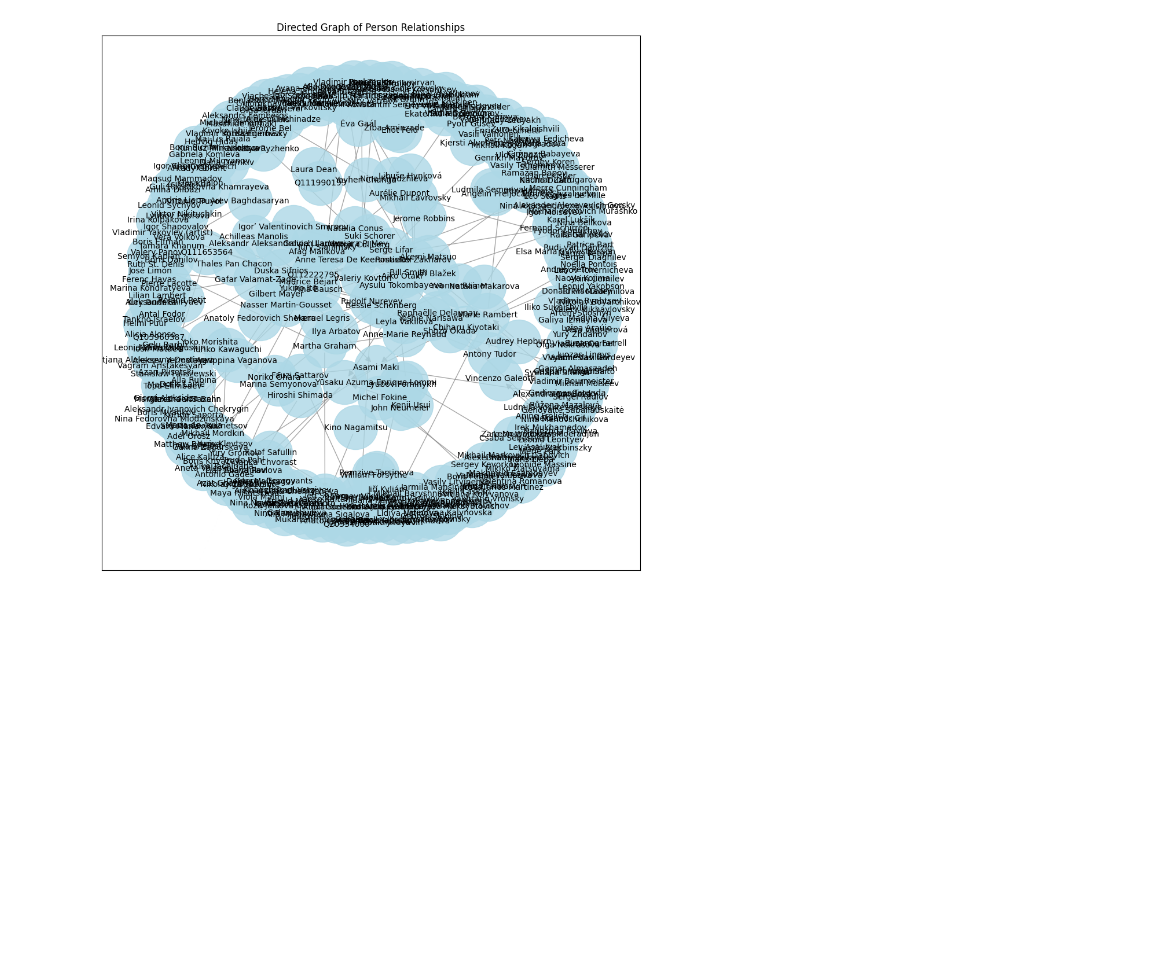
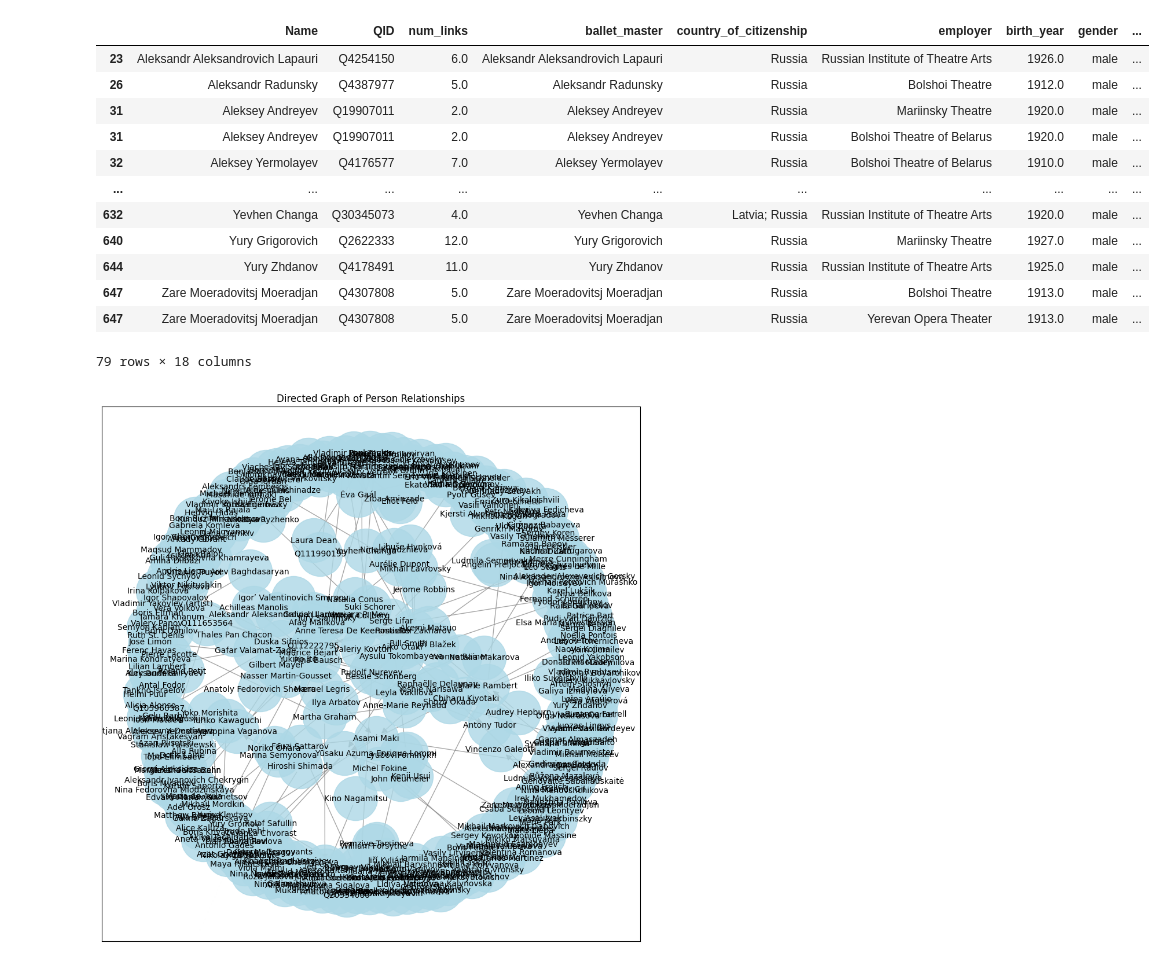
Before and after one commit to qandela/balletmaster, a Jupyter notebook: analyze.ipynb, the cells around one changed output. Drawn from its saved outputs; the diff is of its cells as text; code cells hidden in the pictures; blank space fills up the shorter version.

```diff
--- a/analyze.ipynb
+++ b/analyze.ipynb
@@ -52,0 +17,18 @@ memory usage: 97.1+ KB
+# %%
+# Split the 'employer' column by ';' and explode it
+df_exploded = df.assign(employer=df['employer'].str.split(';')).explode('employer')
+
+# Remove any leading/trailing whitespace from 'employer' entries
+df_exploded['employer'] = df_exploded['employer'].str.strip()
+
+# Group by 'employer' and sum 'num_awards'
+employer_awards = df_exploded.groupby('employer')['num_awards'].sum().reset_index()
+
+# Display the result
+min_awards = employer_awards['num_awards'].min()
+max_awards = employer_awards['num_awards'].max()
+
+employer_awards['normalized_awards'] = (employer_awards['num_awards'] - min_awards) / (max_awards - min_awards)
+
+# Display the result
+employer_awards
@@ -52,0 +49,9 @@ memory usage: 97.1+ KB
+# %%
+employer_links = df_exploded.groupby('employer')['num_links'].sum().reset_index()
+min_links = employer_links['num_links'].min()
+max_links = employer_links['num_links'].max()
+
+employer_links['normalized_links'] = (employer_links['num_links'] - min_links) / (max_links - min_links)
+
+# Display the result
+employer_links
@@ -52,0 +72,5 @@ memory usage: 97.1+ KB
+# %%
+employer = pd.merge(employer_awards,employer_links,left_on='employer', right_on='employer')
+employer['normalized_prestige'] = employer['normalized_awards'] + employer['normalized_links']
+sorted_employer = employer.sort_values(by='normalized_prestige',ascending=False)
+sorted_employer.head(20)
@@ -53,3 +95,24 @@ memory usage: 97.1+ KB
+# %%
+top_20_employers = sorted_employer.nlargest(20, 'normalized_prestige')
+
+# Filter the original DataFrame to include only rows where the employer is in the top 20
+top_20_employees = df_exploded[df_exploded['employer'].isin(top_20_employers['employer'])]
+
+top_20_employees
+# %% [output]
+|  | Name | QID | num_links | ballet_master | country_of_citizenship | employer | birth_year | gender | ... |
+| 23 | Aleksandr Aleksandrovich Lapauri | Q4254150 | 6.0 | Aleksandr Aleksandrovich Lapauri | Russia | Russian Institute of Theatre Arts | 1926.0 | male | ... |
+| 26 | Aleksandr Radunsky | Q4387977 | 5.0 | Aleksandr Radunsky | Russia | Bolshoi Theatre | 1912.0 | male | ... |
+| 31 | Aleksey Andreyev | Q19907011 | 2.0 | Aleksey Andreyev | Russia | Mariinsky Theatre | 1920.0 | male | ... |
+| 31 | Aleksey Andreyev | Q19907011 | 2.0 | Aleksey Andreyev | Russia | Bolshoi Theatre of Belarus | 1920.0 | male | ... |
+| 32 | Aleksey Yermolayev | Q4176577 | 7.0 | Aleksey Yermolayev | Russia | Bolshoi Theatre of Belarus | 1910.0 | male | ... |
+| ... | ... | ... | ... | ... | ... | ... | ... | ... | ... |
+| 632 | Yevhen Changa | Q30345073 | 4.0 | Yevhen Changa | Latvia; Russia | Russian Institute of Theatre Arts | 1920.0 | male | ... |
+| 640 | Yury Grigorovich | Q2622333 | 12.0 | Yury Grigorovich | Russia | Mariinsky Theatre | 1927.0 | male | ... |
+| 644 | Yury Zhdanov | Q4178491 | 11.0 | Yury Zhdanov | Russia | Russian Institute of Theatre Arts | 1925.0 | male | ... |
+| 647 | Zare Moeradovitsj Moeradjan | Q4307808 | 5.0 | Zare Moeradovitsj Moeradjan | Russia | Bolshoi Theatre | 1913.0 | male | ... |
+| 647 | Zare Moeradovitsj Moeradjan | Q4307808 | 5.0 | Zare Moeradovitsj Moeradjan | Russia | Yerevan Opera Theater | 1913.0 | male | ... |
+79 rows × 18 columns
 # %%
 
 G = nx.DiGraph()
```
Also changed, not shown: parts of 10 cells of this notebook.
